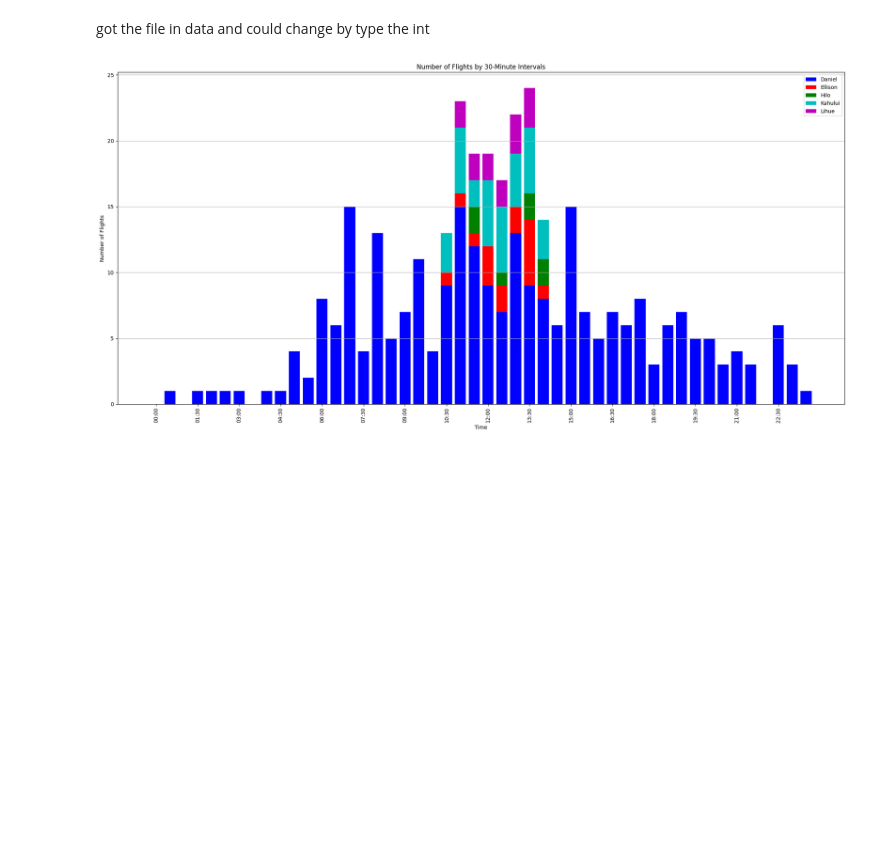
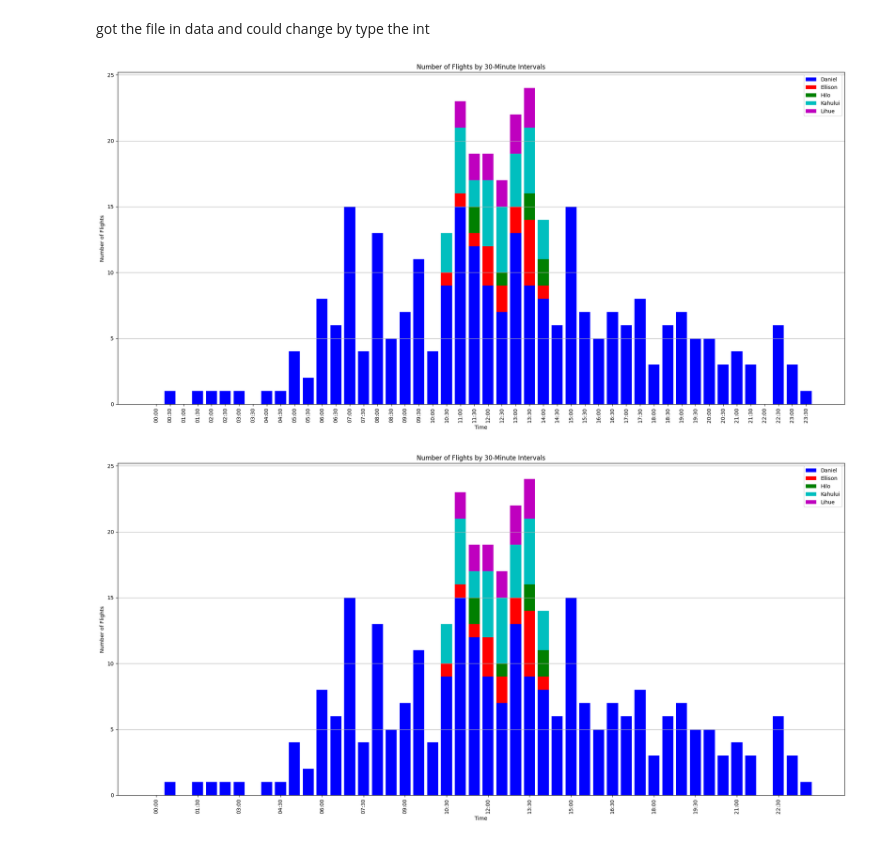
Before and after one commit to ypeng12/Airline, a Jupyter notebook: AirlineGraph.ipynb, the cells around one changed output. Cells and saved outputs as stored; diff of their text form; code cells hidden in the pictures; blank space fills up the shorter version.

```diff
--- a/AirlineGraph.ipynb
+++ b/AirlineGraph.ipynb
@@ -212,6 +212,64 @@ print(f"Combined flight data saved to: {output_file}")
 Combined flight data saved to: /mnt/data/flight_status.csv
 # %% [markdown]
 got the file in data and could change by type the int
+# %%
+
+# Load the combined data for plotting
+grouped_file_path = output_file
+grouped_flights = pd.read_csv(grouped_file_path)
+
+# Ensure 'Interval Time' is treated as a string for plotting
+grouped_flights['Interval Time'] = pd.to_datetime(grouped_flights['Interval Time'], format='%H:%M')
+
+# Generate a complete range of intervals for the day
+# Need to change the time zone
+time_range = pd.date_range(start='00:00', end='23:59', freq='30T').strftime('%H:%M')
+complete_range = pd.DataFrame(time_range, columns=['Interval Time'])
+
+# Convert 'Interval Time' in both DataFrames to string for merging
+grouped_flights['Interval Time'] = grouped_flights['Interval Time'].dt.strftime('%H:%M')
+
+# Merge this complete range with the flight data
+merged_flights = complete_range.merge(grouped_flights, on='Interval Time', how='left').fillna(0)
+
+# Convert flight count columns to integer, excluding the 'Interval Time' column
+flight_count_columns = merged_flights.columns.difference(['Interval Time'])
+merged_flights[flight_count_columns] = merged_flights[flight_count_columns].astype(int)
+
+# Plot the data
+plt.figure(figsize=(20, 10))
+
+# Plotting the stacked bar chart
+bottom = None
+colors = ['b', 'r', 'g', 'c', 'm', 'y', 'k']  # Define colors for each airport
+
+for idx, column in enumerate(flight_count_columns):
+    if bottom is None:
+        plt.bar(merged_flights['Interval Time'], merged_flights[column], color=colors[idx % len(colors)], label=column)
+        bottom = merged_flights[column]
+    else:
+        plt.bar(merged_flights['Interval Time'], merged_flights[column], bottom=bottom, color=colors[idx % len(colors)], label=column)
+        bottom += merged_flights[column]
+
+# Add title and labels
+plt.title('Number of Flights by 30-Minute Intervals')
+plt.xlabel('Time')
+plt.ylabel('Number of Flights')
+
+# Rotate the x-axis labels for better readability
+plt.xticks(rotation=90, ticks=range(0, len(merged_flights), 1))
+
+# Add grid for better readability
+plt.grid(axis='y')
+
+# Add legend
+plt.legend()
+
+# Display the plot
+plt.tight_layout()
+plt.show()
+# %% [output]
+[figure, added]
 # %%
 
 # Load the combined data for plotting
```
Also changed, not shown: parts of 1 cell of this notebook.
